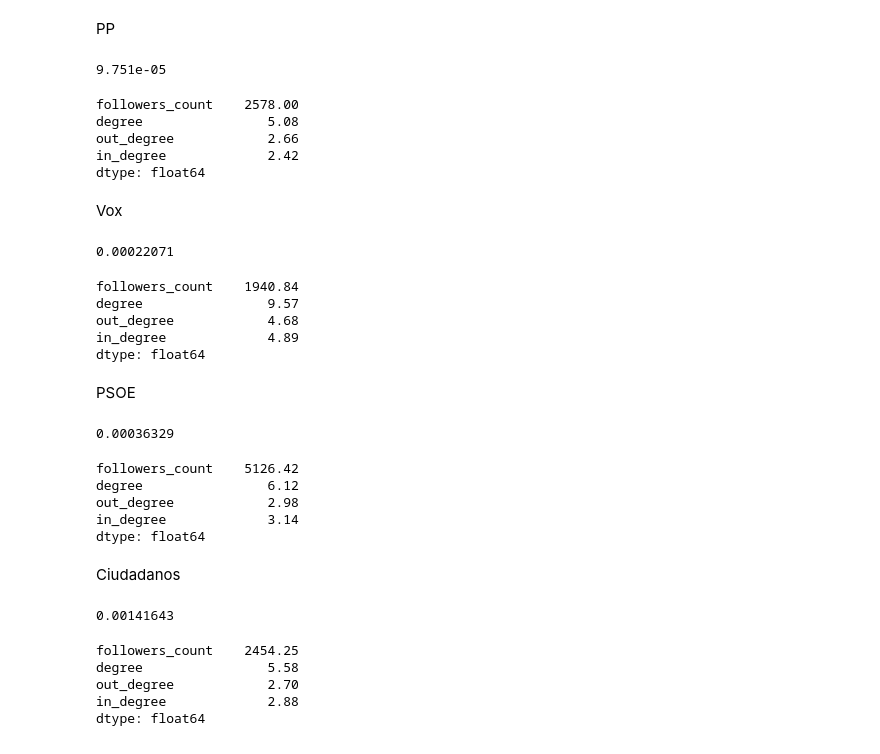
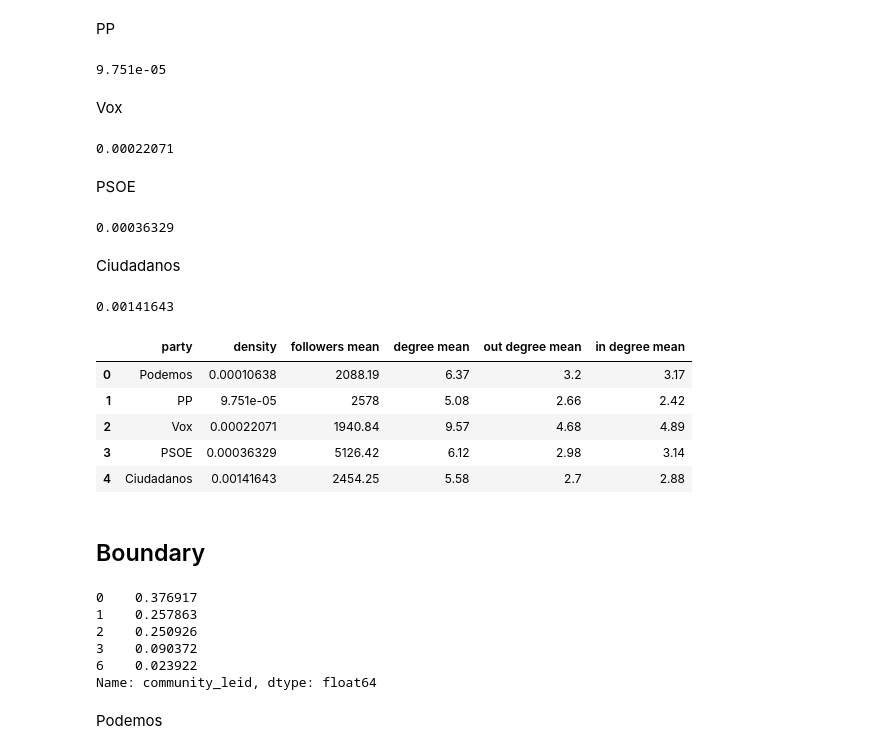
Before and after one commit to Jaimemorillo/electoral-prediction-madrid, a Jupyter notebook: comunidades_tweets.ipynb, the cells around one changed output. Drawn from its saved outputs; the diff is of its cells as text; code cells hidden in the pictures.

```diff
--- a/comunidades_tweets.ipynb
+++ b/comunidades_tweets.ipynb
@@ -395,15 +398,13 @@ H = G.subgraph(nodes_to_keep)
 
 print(round(nx.density(H),8))
 
-vertex_df[vertex_df['community_leid']==party][['followers_count','degree',
-                                           'out_degree', 'in_degree']].mean().round(2)
+maean_info = vertex_df[vertex_df['community_leid']==party][['followers_count','degree',
+                                           'out_degree', 'in_degree']].mean().round(2).values
+
+results_df.loc[party, 'party'] = 'PP'
+results_df.iloc[party, 1:] = [round(nx.density(H),8)] +  list(maean_info)
 # %% [output]
 9.751e-05
-followers_count    2578.00
-degree                5.08
-out_degree            2.66
-in_degree             2.42
-dtype: float64
 # %% [markdown]
 Vox
 # %%
@@ -413,15 +414,13 @@ H = G.subgraph(nodes_to_keep)
 
 print(round(nx.density(H),8))
 
-vertex_df[vertex_df['community_leid']==party][['followers_count','degree',
-                                           'out_degree', 'in_degree']].mean().round(2)
+maean_info = vertex_df[vertex_df['community_leid']==party][['followers_count','degree',
+                                           'out_degree', 'in_degree']].mean().round(2).values
+
+results_df.loc[party, 'party'] = 'Vox'
+results_df.iloc[party, 1:] = [round(nx.density(H),8)] +  list(maean_info)
 # %% [output]
 0.00022071
-followers_count    1940.84
-degree                9.57
-out_degree            4.68
-in_degree             4.89
-dtype: float64
 # %% [markdown]
 PSOE
 # %%
@@ -431,15 +430,13 @@ H = G.subgraph(nodes_to_keep)
 
 print(round(nx.density(H),8))
 
-vertex_df[vertex_df['community_leid']==party][['followers_count','degree',
-                                           'out_degree', 'in_degree']].mean().round(2)
+maean_info = vertex_df[vertex_df['community_leid']==party][['followers_count','degree',
+                                           'out_degree', 'in_degree']].mean().round(2).values
+
+results_df.loc[party, 'party'] = 'PSOE'
+results_df.iloc[party, 1:] = [round(nx.density(H),8)] +  list(maean_info)
 # %% [output]
 0.00036329
-followers_count    5126.42
-degree                6.12
-out_degree            2.98
-in_degree             3.14
-dtype: float64
 # %% [markdown]
 Ciudadanos
 # %%
@@ -449,12 +446,30 @@ H = G.subgraph(nodes_to_keep)
 
 print(round(nx.density(H),8))
 
-vertex_df[vertex_df['community_leid']==party][['followers_count','degree',
-                                           'out_degree', 'in_degree']].mean().round(2)
+maean_info = vertex_df[vertex_df['community_leid']==party][['followers_count','degree',
+                                           'out_degree', 'in_degree']].mean().round(2).values
+
+results_df.loc[4, 'party'] = 'Ciudadanos'
+results_df.iloc[4, 1:] = [round(nx.density(H),8)] +  list(maean_info)
 # %% [output]
 0.00141643
-followers_count    2454.25
-degree                5.58
-out_degree            2.70
-in_degree             2.88
-dtype: float64
+# %%
+results_df
+# %% [output]
+|  | party | density | followers mean | degree mean | out degree mean | in degree mean |
+| 0 | Podemos | 0.00010638 | 2088.19 | 6.37 | 3.2 | 3.17 |
+| 1 | PP | 9.751e-05 | 2578 | 5.08 | 2.66 | 2.42 |
+| 2 | Vox | 0.00022071 | 1940.84 | 9.57 | 4.68 | 4.89 |
+| 3 | PSOE | 0.00036329 | 5126.42 | 6.12 | 2.98 | 3.14 |
+| 4 | Ciudadanos | 0.00141643 | 2454.25 | 5.58 | 2.7 | 2.88 |
+# %% [markdown]
+## Boundary
+# %%
+vertex_df_f.community_leid.value_counts(normalize=True)
+# %% [output]
+0    0.376917
+1    0.257863
+2    0.250926
+3    0.090372
+6    0.023922
+Name: community_leid, dtype: float64
@@ -460,0 +480,2 @@ dtype: float64
+# %% [markdown]
+Podemos
```
Also changed, not shown: parts of 26 cells of this notebook.
